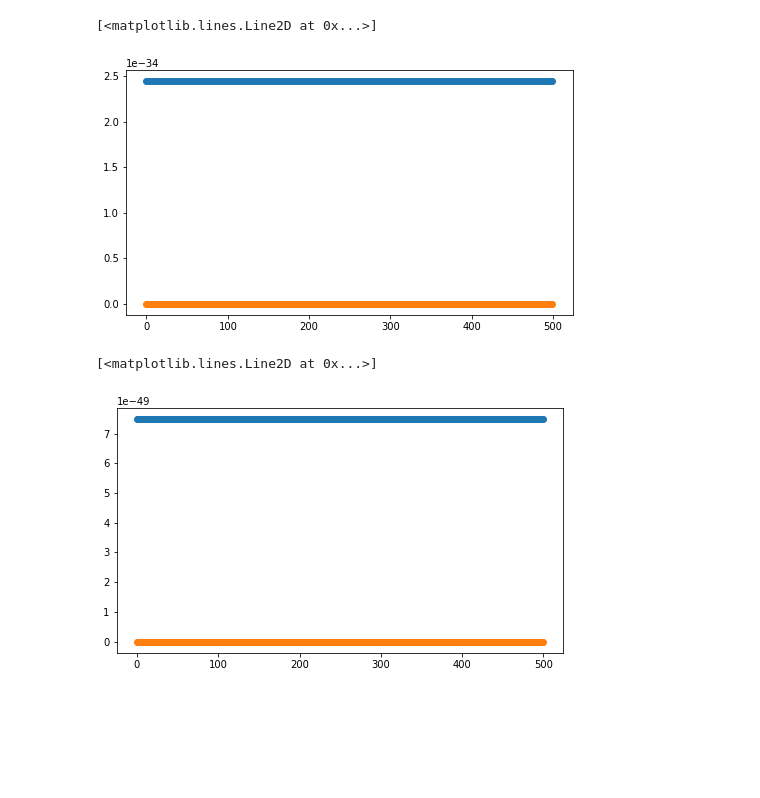
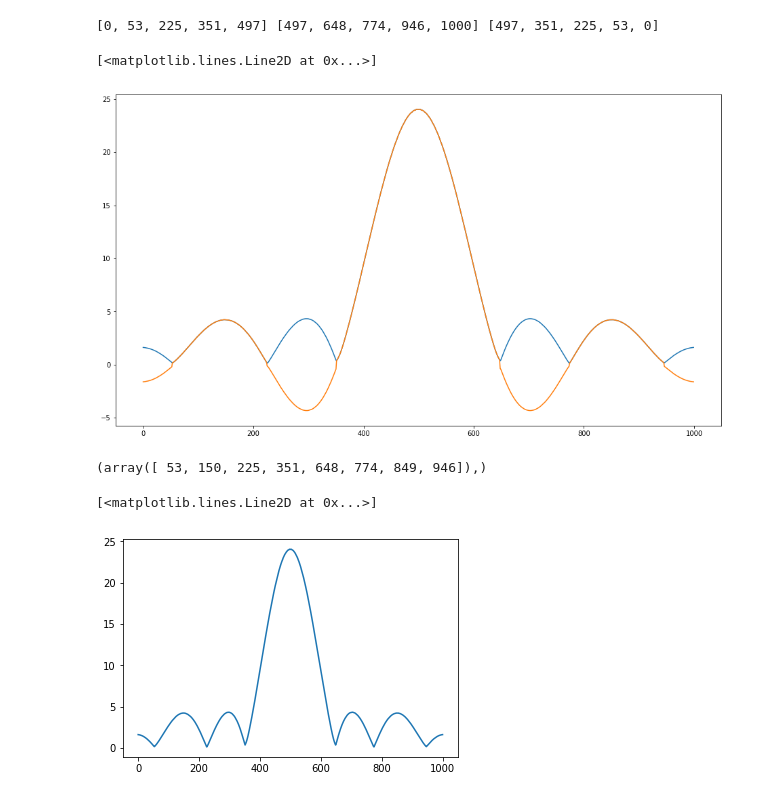
Before and after one commit to NeroCorleone/thesis, a Jupyter notebook: code/fourier-plots.ipynb, the cells around one changed output. Drawn from its saved outputs; the diff is of its cells as text; code cells hidden in the pictures; blank space fills up the shorter version.

Commit message:
changed flip function in fourier

```diff
--- a/code/fourier-plots.ipynb
+++ b/code/fourier-plots.ipynb
@@ -44,0 +65,30 @@ magnetic_field = np.linspace(-maxB, maxB, 1000)
+# %%
+from scipy.signal import argrelmin, argrelmax
+
+def flip_minima(abs_values, real_values):
+    main_peak = np.argmax(abs_values) # index of main peak
+    left_min = [0]
+    right_min = [main_peak]
+    for loc_min in argrelmin(abs_values, order=2)[0]:
+        if loc_min < main_peak:
+            left_min.append(loc_min)
+        else: right_min.append(loc_min)
+    left_min.append(main_peak)
+    right_min.append(len(abs_values))
+    left_min_rev = list(reversed(left_min))
+
+    print(left_min, right_min, left_min_rev)
+    osc = []
+    n = len(left_min)
+    for i in range(n - 1):
+        #print(n-i - 1, n-i-2)
+        for index in range(left_min_rev[n  - i - 1], left_min_rev[n - i - 2]):
+            #osc.append((-1)**(i+1) * abs(real_values[index]))
+            osc.append((-1)**(n - i) * abs(real_values[index]))
+
+    for i in range(n - 1):
+        #print(i, i+1)
+        for index in range(right_min[i], right_min[i+1]):
+            osc.append((-1)**i * abs(real_values[index]))
+
+    return(osc)
@@ -58,7 +143,11 @@ dens_real, dens_imag = zip(*density)
+# %%
+file3 = '/home/nefta/thesis/results/wg3_2/supercurrent/vsg=-0.3-20171026-13:40:36/data.csv'
+values3 = np.asarray(read_imag_values(file3)).T
 # %%
-fig, ax = plt.subplots(figsize=(8, 4.5))
-ax.plot(dens_real, marker='o')
-ax.plot(dens_imag, marker='o')
+fig, ax = plt.subplots(figsize=(16, 9))
+ax.plot(values3[0])
+ax.plot(flip_minima(values3[0], values3[1]))
 # %% [output]
-[<matplotlib.lines.Line2D at 0x...>]
+[0, 53, 225, 351, 497] [497, 648, 774, 946, 1000] [497, 351, 225, 53, 0]
+[<matplotlib.lines.Line2D at 0x...>]
-[figure, old version]
+[figure, new version]
@@ -72,7 +154,9 @@ dens2_real, dens2_imag = zip(*density2)
-# %%
-fig, ax = plt.subplots(figsize=(8, 4.5))
-ax.plot(dens_real, marker='o')
-ax.plot(dens_imag, marker='o')
-# %% [output]
-[<matplotlib.lines.Line2D at 0x...>]
-[figure, removed]
+# %%
+argrelmin(values3[0])
+# %% [output]
+(array([ 53, 150, 225, 351, 648, 774, 849, 946]),)
+# %%
+plt.plot(values3[0])
+# %% [output]
+[<matplotlib.lines.Line2D at 0x...>]
+[figure, added]
```
Also changed, not shown: parts of 16 cells of this notebook.
